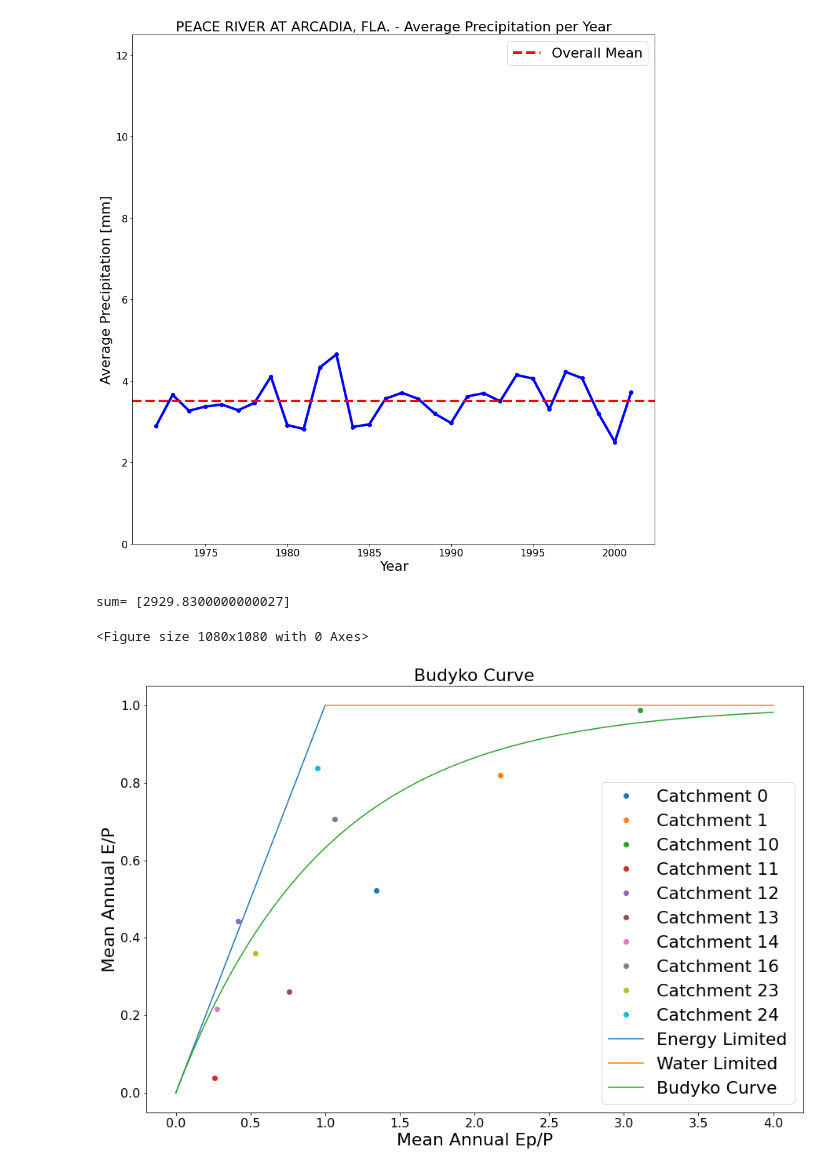
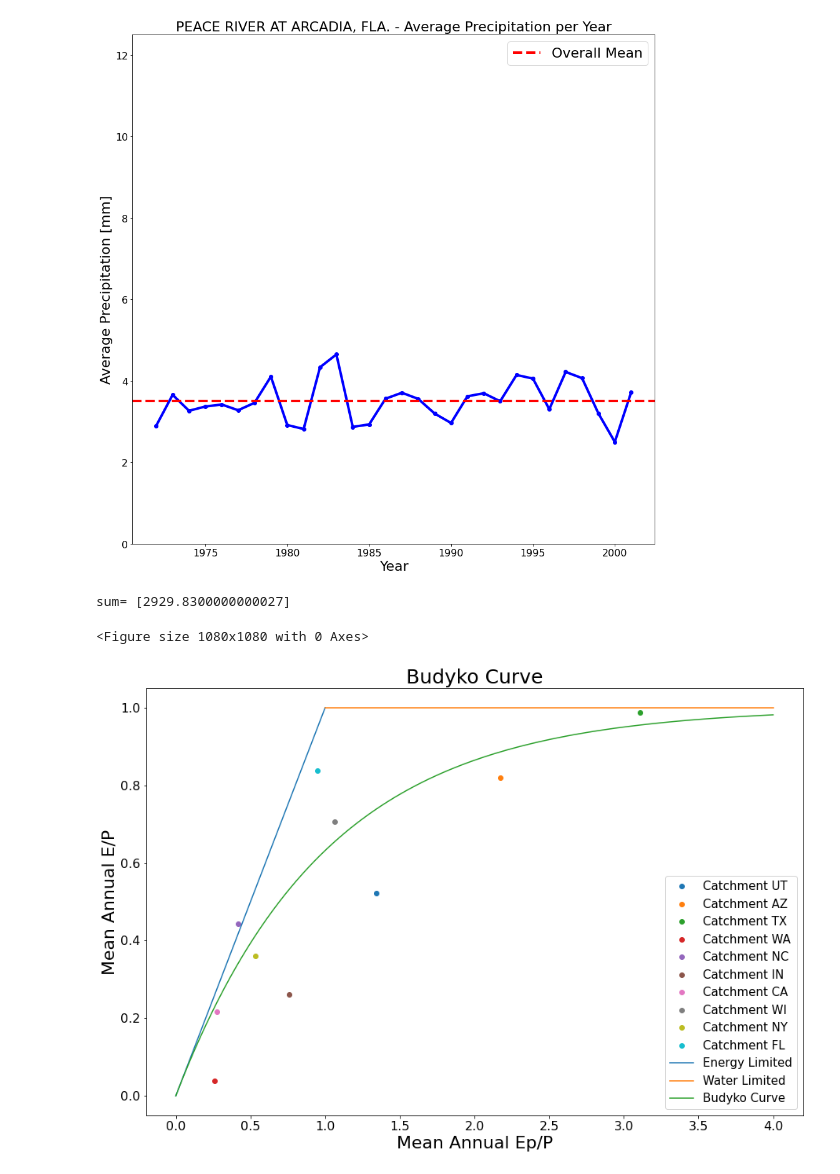
Before and after one commit to Jackman99/Hydrology-Class-Project, a Jupyter notebook: main.ipynb, the cells around one changed output. Drawn from its saved outputs; the diff is of its cells as text; code cells hidden in the pictures.

```diff
--- a/main.ipynb
+++ b/main.ipynb
@@ -79,35 +79,55 @@ for ci in catchment_indexes:
                 IEp=IEp+water_day.potential_evaporation
                 Idis=Idis+water_day.total_streamflow
         Pp_yearly.append(Ip)
         Ep_yearly.append(IEp)
         Qp_yearly.append(Idis)
         #print('Total_Pp=',Pp_yearly)
         #print('Total_Ep=',Ep_yearly)
         #print('Total_Qp=',Qp_yearly)
 
     Aver_Ep=np.mean(Ep_yearly)
     Aver_Pp=np.mean(Pp_yearly)
     Aver_Qp=np.mean(Qp_yearly)
     actual_evaporation=Aver_Pp-Aver_Qp
-    plt.plot(Aver_Ep/Aver_Pp,actual_evaporation/Aver_Pp,'o',label='Catchment '+ str(ci))
+    if ci==0:
+        cii='UT'
+    if ci==1:
+        cii='AZ'
+    if ci==10:
+        cii='TX'
+    if ci==11:
+       cii='WA'
+    if ci==12:
+        cii='NC'
+    if ci==13:
+        cii='IN'
+    if ci==14:
+        cii='CA'
+    if ci==16:
+        cii='WI'
+    if ci==23:
+        cii='NY'
+    if ci==24:
+        cii='FL'
+    plt.plot(Aver_Ep/Aver_Pp,actual_evaporation/Aver_Pp,'o',label='Catchment '+ str(cii))
 
- asdadasd
+
 fontsize=22
 x1=np.array([0,1])
 t1=np.array([0,1])
 x2=np.array([1,4])
 t2=np.array([1,1])
 
 x_curve=np.linspace(0,4,100)
 plt.plot(x1,t1,label='Energy Limited')
 plt.plot(x2,t2,label='Water Limited')
 plt.plot(x_curve,1-np.exp(-x_curve),label='Budyko Curve')
-plt.title('Budyko Curve', fontsize=fontsize)
+plt.title('Budyko Curve', fontsize=25)
 plt.xlabel('Mean Annual Ep/P', fontsize=fontsize)
 plt.ylabel('Mean Annual E/P', fontsize=fontsize)
-plt.legend(fontsize=fontsize)
+plt.legend(fontsize=15)
 plt.show()
 # %% [output]
 sum= [2929.8300000000027]
 <Figure size 1080x1080 with 0 Axes>
-[figure, old version]
+[figure, new version]
```
